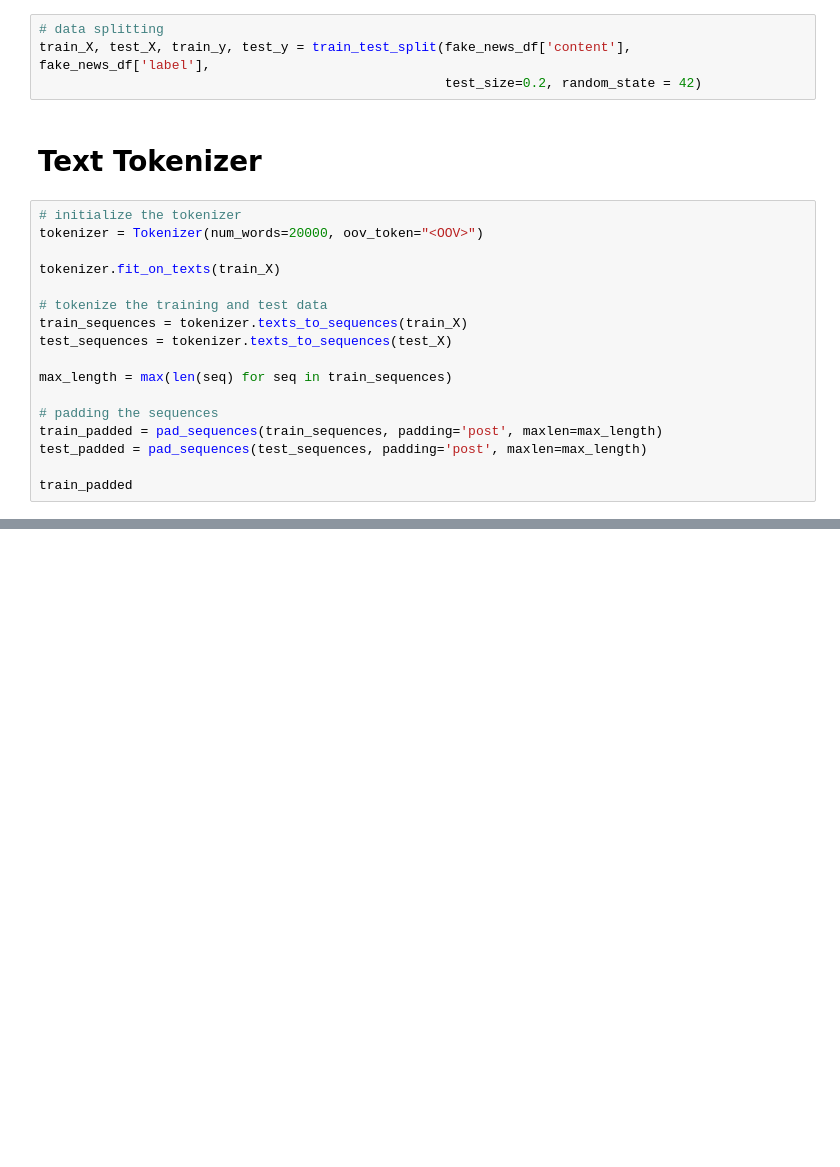
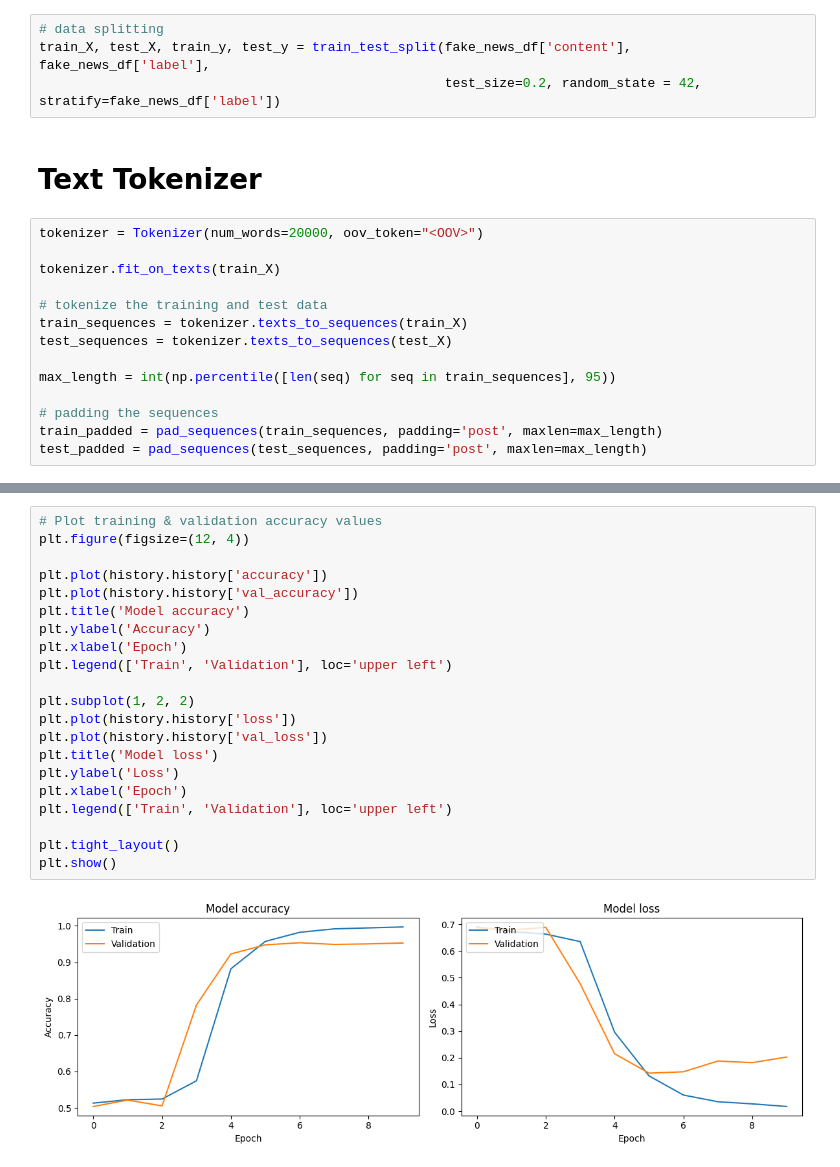
Before and after one commit to mmahmoudighaznavi/ADS504-Fake-News-Detection-MachineLearning-DeepLearning, a Jupyter notebook: Fake_news_prediction.ipynb, the cells around one changed output, grey strips where cells are left out. Drawn from its saved outputs; the diff is of its cells as text; blank space fills up the shorter version.

```diff
--- a/Fake_news_prediction.ipynb
+++ b/Fake_news_prediction.ipynb
@@ -161,11 +162,10 @@ fake_news_df
 # %%
 # data splitting
 train_X, test_X, train_y, test_y = train_test_split(fake_news_df['content'], fake_news_df['label'],
-                                                    test_size=0.2, random_state = 42)
+                                                    test_size=0.2, random_state = 42, stratify=fake_news_df['label'])
 # %% [markdown]
 # Text Tokenizer
 # %%
-# initialize the tokenizer
 tokenizer = Tokenizer(num_words=20000, oov_token="<OOV>")
 
 tokenizer.fit_on_texts(train_X)
@@ -174,10 +174,8 @@ tokenizer.fit_on_texts(train_X)
 train_sequences = tokenizer.texts_to_sequences(train_X)
 test_sequences = tokenizer.texts_to_sequences(test_X)
 
-max_length = max(len(seq) for seq in train_sequences)
+max_length = int(np.percentile([len(seq) for seq in train_sequences], 95))
 
 # padding the sequences
 train_padded = pad_sequences(train_sequences, padding='post', maxlen=max_length)
 test_padded = pad_sequences(test_sequences, padding='post', maxlen=max_length)
-
-train_padded
@@ -229,0 +237,23 @@ KeyboardInterrupt: ignored
+# %%
+# Plot training & validation accuracy values
+plt.figure(figsize=(12, 4))
+
+plt.plot(history.history['accuracy'])
+plt.plot(history.history['val_accuracy'])
+plt.title('Model accuracy')
+plt.ylabel('Accuracy')
+plt.xlabel('Epoch')
+plt.legend(['Train', 'Validation'], loc='upper left')
+
+plt.subplot(1, 2, 2)
+plt.plot(history.history['loss'])
+plt.plot(history.history['val_loss'])
+plt.title('Model loss')
+plt.ylabel('Loss')
+plt.xlabel('Epoch')
+plt.legend(['Train', 'Validation'], loc='upper left')
+
+plt.tight_layout()
+plt.show()
+# %% [output]
+[figure, added]
```
Also changed, not shown: parts of 6 cells of this notebook.
